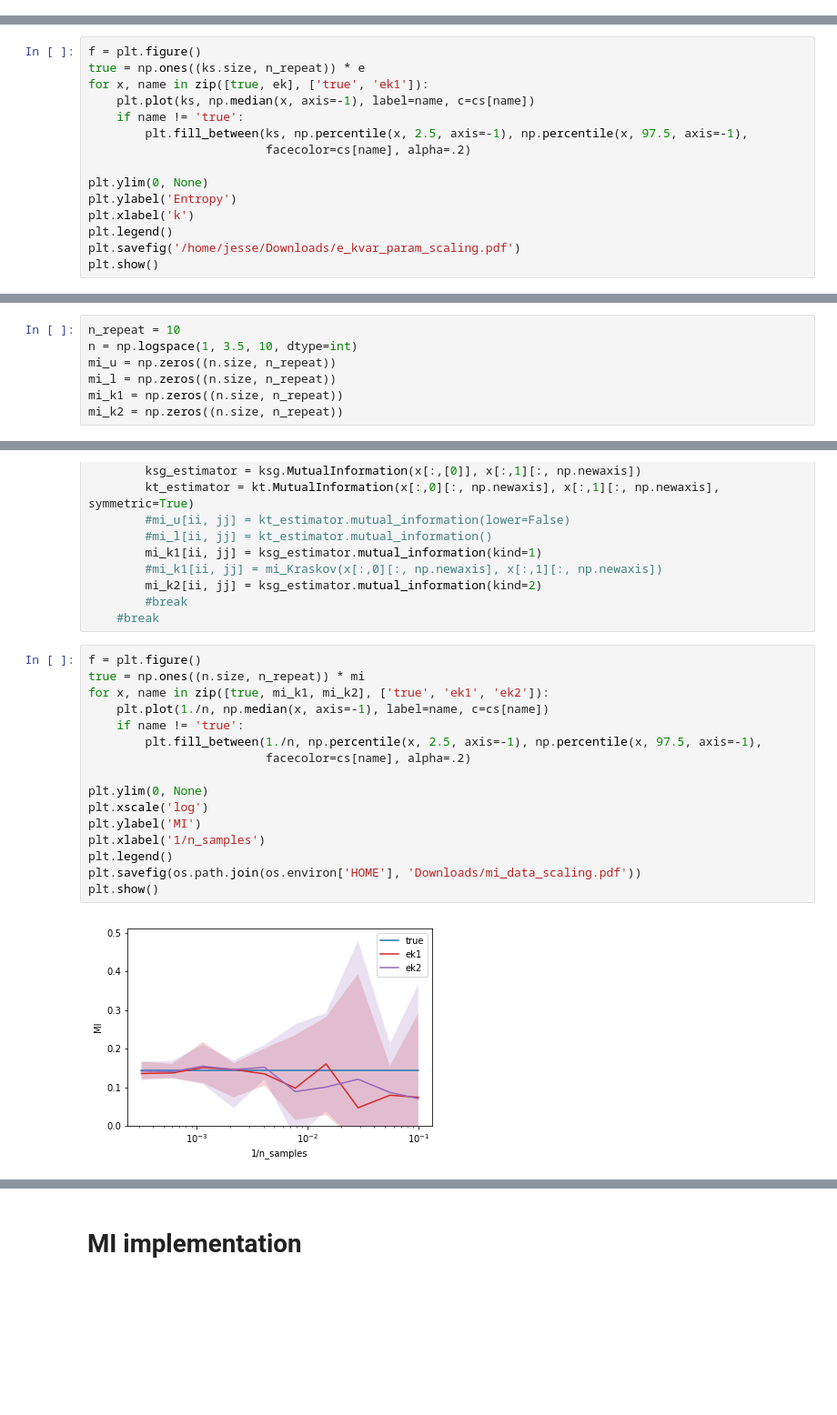
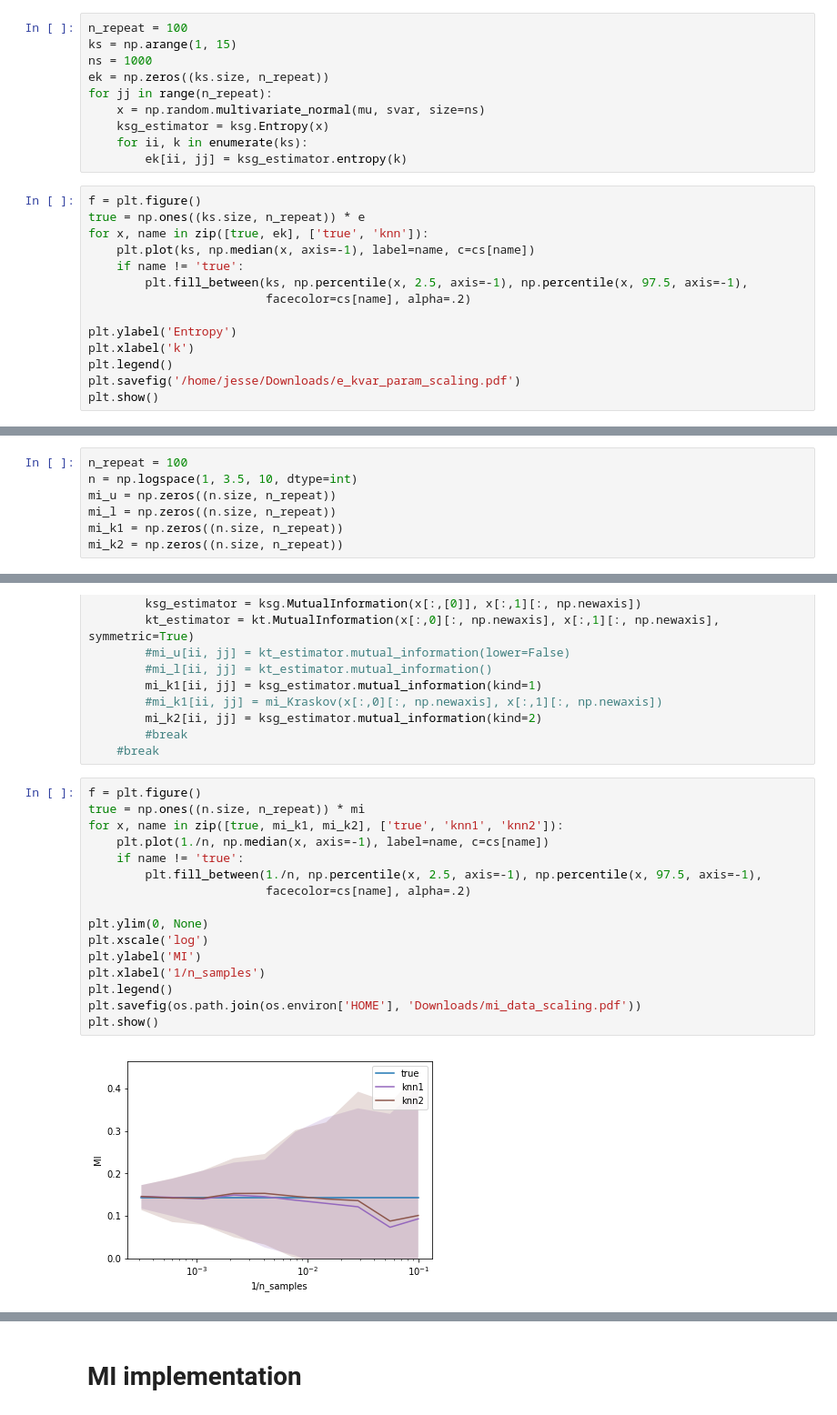
Before and after one commit to BouchardLab/info_measures, a Jupyter notebook: notebooks/entropy_and_mutual_information.ipynb, the cells around one changed output, grey strips where cells are left out. Shown at 91% size. Drawn from its saved outputs; the diff is of its cells as text; blank space fills up the shorter version.

```diff
--- a/notebooks/entropy_and_mutual_information.ipynb
+++ b/notebooks/entropy_and_mutual_information.ipynb
@@ -141,0 +146,24 @@ xa = .5*xu + .5*xl
+# %%
+n_repeat = 100
+ks = np.arange(1, 15)
+ns = 1000
+ek = np.zeros((ks.size, n_repeat))
+for jj in range(n_repeat):
+    x = np.random.multivariate_normal(mu, svar, size=ns)
+    ksg_estimator = ksg.Entropy(x)
+    for ii, k in enumerate(ks):
+        ek[ii, jj] = ksg_estimator.entropy(k)
+# %%
+f = plt.figure()
+true = np.ones((ks.size, n_repeat)) * e
+for x, name in zip([true, ek], ['true', 'knn']):
+    plt.plot(ks, np.median(x, axis=-1), label=name, c=cs[name])
+    if name != 'true':
+        plt.fill_between(ks, np.percentile(x, 2.5, axis=-1), np.percentile(x, 97.5, axis=-1),
+                         facecolor=cs[name], alpha=.2)
+
+plt.ylabel('Entropy')
+plt.xlabel('k')
+plt.legend()
+plt.savefig('/home/jesse/Downloads/e_kvar_param_scaling.pdf')
+plt.show()
@@ -237,18 +257,3 @@ for jj in range(n_repeat):
-# %%
-f = plt.figure()
-true = np.ones((ks.size, n_repeat)) * e
-for x, name in zip([true, ek], ['true', 'ek1']):
-    plt.plot(ks, np.median(x, axis=-1), label=name, c=cs[name])
-    if name != 'true':
-        plt.fill_between(ks, np.percentile(x, 2.5, axis=-1), np.percentile(x, 97.5, axis=-1),
-                         facecolor=cs[name], alpha=.2)
-
-plt.ylim(0, None)
-plt.ylabel('Entropy')
-plt.xlabel('k')
-plt.legend()
-plt.savefig('/home/jesse/Downloads/e_kvar_param_scaling.pdf')
-plt.show()
 # %% [markdown]
 # Mutual Information
 # %%
@@ -259,7 +264,7 @@ cov = rho * var.T.dot(var)
 cov = np.diag(np.squeeze(var)) + cov-np.diag(np.diag(cov))
 mi = -0.5 * np.log(1.-rho**2)
 # %%
-n_repeat = 10
+n_repeat = 100
 n = np.logspace(1, 3.5, 10, dtype=int)
 mi_u = np.zeros((n.size, n_repeat))
 mi_l = np.zeros((n.size, n_repeat))
@@ -283,18 +288,18 @@ for ii, ns in enumerate(n):
 # %%
 f = plt.figure()
 true = np.ones((n.size, n_repeat)) * mi
-for x, name in zip([true, mi_k1, mi_k2], ['true', 'ek1', 'ek2']):
+for x, name in zip([true, mi_k1, mi_k2], ['true', 'knn1', 'knn2']):
     plt.plot(1./n, np.median(x, axis=-1), label=name, c=cs[name])
     if name != 'true':
         plt.fill_between(1./n, np.percentile(x, 2.5, axis=-1), np.percentile(x, 97.5, axis=-1),
                          facecolor=cs[name], alpha=.2)
 
 plt.ylim(0, None)
 plt.xscale('log')
 plt.ylabel('MI')
 plt.xlabel('1/n_samples')
 plt.legend()
 plt.savefig(os.path.join(os.environ['HOME'], 'Downloads/mi_data_scaling.pdf'))
 plt.show()
 # %% [output]
-[figure, old version]
+[figure, new version]
```
Also changed, not shown: parts of 18 cells of this notebook, 2 other files.
